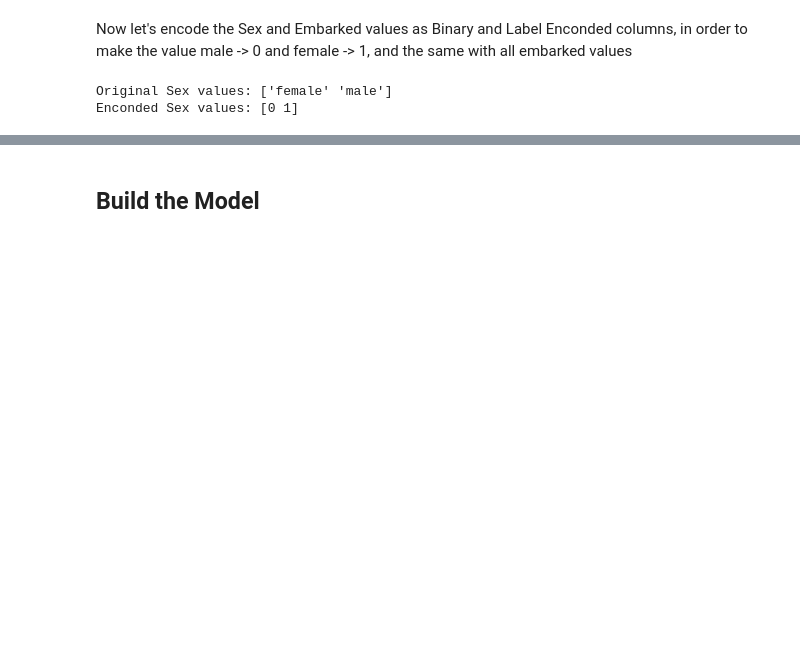
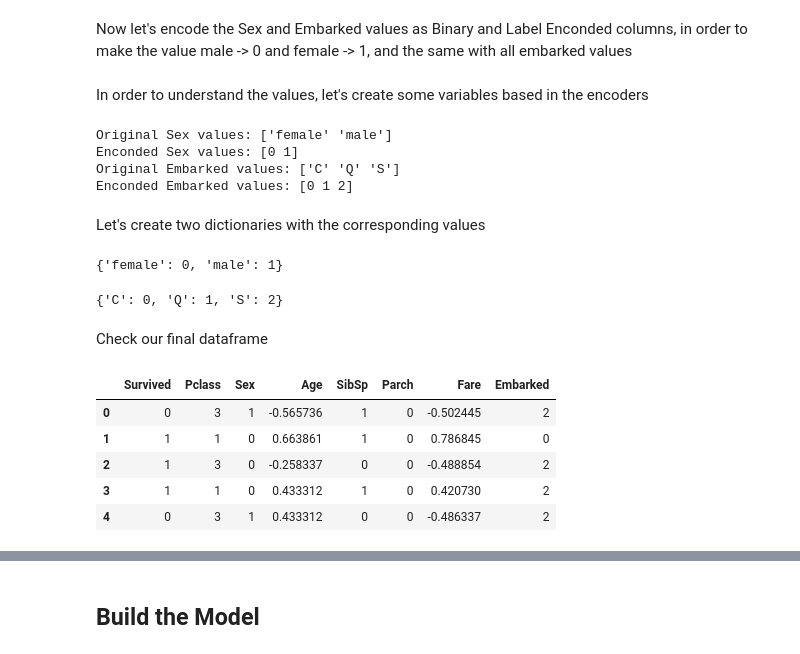
Before and after one commit to Braxion06/Titanic_V2, a Jupyter notebook: Titanic_v2.ipynb, the cells around one changed output, grey strips where cells are left out. Saved outputs shown, nothing was run; the diff lists cells and outputs as text; code cells hidden in the pictures; blank space fills up the shorter version.

```diff
--- a/Titanic_v2.ipynb
+++ b/Titanic_v2.ipynb
@@ -220,3 +279,12 @@ Q     28
 Name: Embarked, dtype: int64
 # %% [markdown]
 Now let's encode the Sex and Embarked values as Binary and Label Enconded columns, in order to make the value male -> 0 and female -> 1, and the same with all embarked values
+# %%
+# Create the encoders based on the LabelEncoder class from tensorflow
+sex_encoder = LabelEncoder()
+embarked_encoder = LabelEncoder()
+# Fit(configure the encoder) and transform(actually make the changes) in a single step
+df['Sex'] = sex_encoder.fit_transform(df['Sex'])
+df['Embarked'] = embarked_encoder.fit_transform(df['Embarked'])
+# %% [markdown]
+In order to understand the values, let's create some variables based in the encoders
@@ -223,9 +296,35 @@ Now let's encode the Sex and Embarked values as Binary and Label Enconded column
 # %%
-encoder = LabelEncoder()
-df['Sex'] = encoder.fit_transform(df['Sex'])
-df['Embarked'] = encoder.fit_transform(df['Embarked'])
-print(f'Original Sex values: {encoder.classes_}\nEnconded Sex values: {encoder.transform(list(encoder.classes_))}')
-print(f'Original Embarked values: {encoder.classes_}\nEnconded Embarked values: {encoder.transform(list(encoder.classes_))}')
+print(f'Original Sex values: {sex_encoder_classes}\nEnconded Sex values: {sex_encoder_values}')
+print(f'Original Embarked values: {embarked_encoder_classes}\nEnconded Embarked values: {embarked_encoder_values}')
 # %% [output]
 Original Sex values: ['female' 'male']
 Enconded Sex values: [0 1]
+Original Embarked values: ['C' 'Q' 'S']
+Enconded Embarked values: [0 1 2]
+# %% [markdown]
+Let's create two dictionaries with the corresponding values
+# %%
+sex_encoder_dict = {}
+for i in range(len(sex_encoder_classes)):
+    sex_encoder_dict[sex_encoder_classes[i]] = sex_encoder_values[i]
+sex_encoder_dict
+# %% [output]
+{'female': 0, 'male': 1}
+# %%
+embarked_encoder_dict = {}
+for i in range(len(embarked_encoder_classes)):
+    embarked_encoder_dict[embarked_encoder_classes[i]] = embarked_encoder_values[i]
+embarked_encoder_dict
+# %% [output]
+{'C': 0, 'Q': 1, 'S': 2}
+# %% [markdown]
+Check our final dataframe
+# %%
+df.head()
+# %% [output]
+|  | Survived | Pclass | Sex | Age | SibSp | Parch | Fare | Embarked |
+| 0 | 0 | 3 | 1 | -0.565736 | 1 | 0 | -0.502445 | 2 |
+| 1 | 1 | 1 | 0 | 0.663861 | 1 | 0 | 0.786845 | 0 |
+| 2 | 1 | 3 | 0 | -0.258337 | 0 | 0 | -0.488854 | 2 |
+| 3 | 1 | 1 | 0 | 0.433312 | 1 | 0 | 0.420730 | 2 |
+| 4 | 0 | 3 | 1 | 0.433312 | 0 | 0 | -0.486337 | 2 |
```
Also changed, not shown: parts of 44 cells of this notebook.
